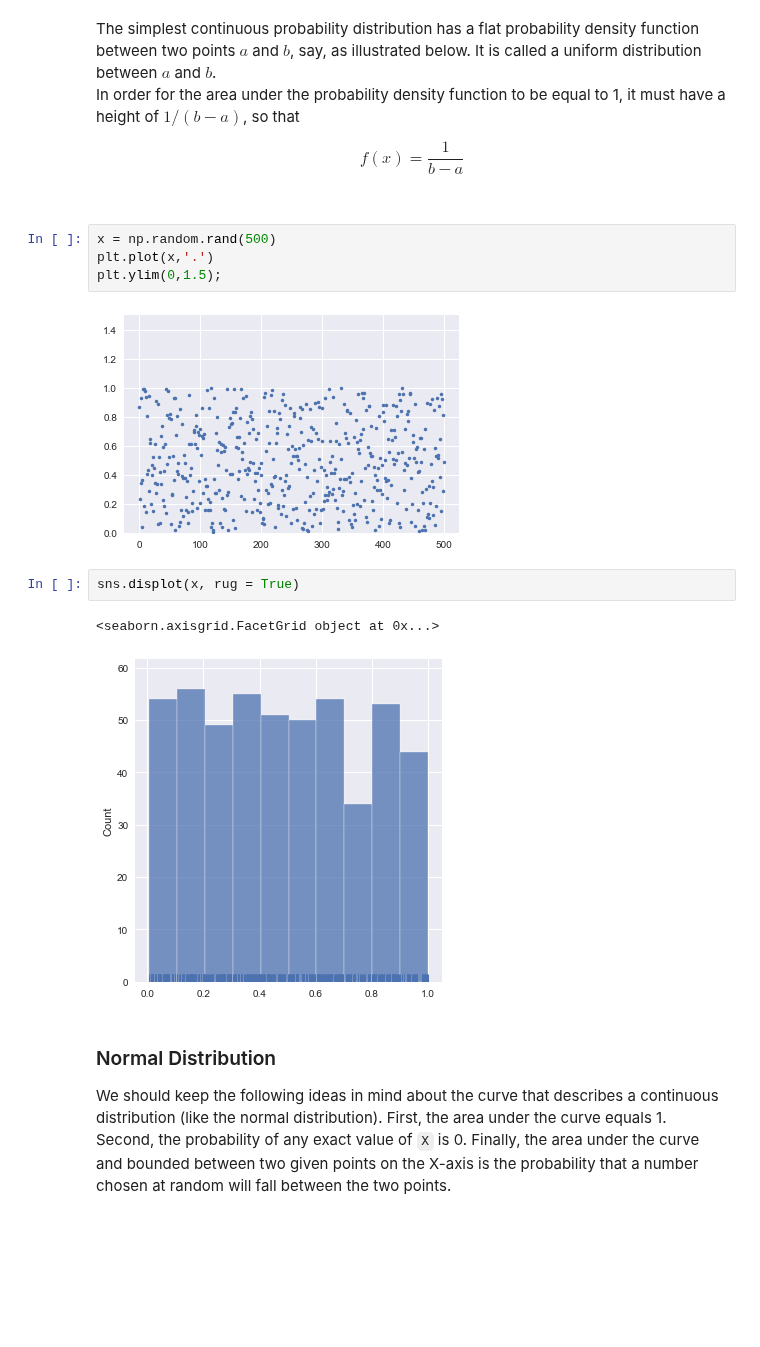
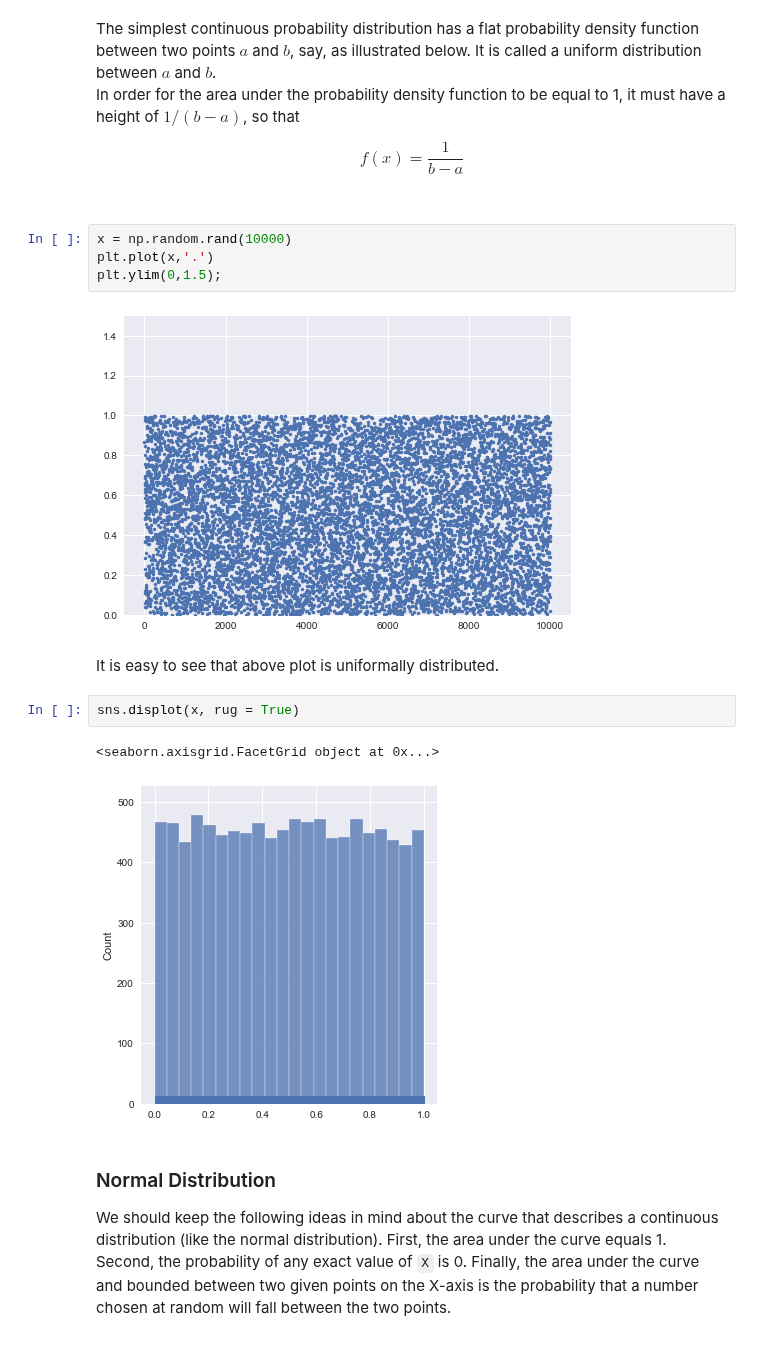
Before and after one commit to mayankkaizen/jupyter-notebooks, a Jupyter notebook: Probability and Stats/Stats.ipynb, the cells around one changed output. Saved outputs shown, nothing was run; the diff lists cells and outputs as text; blank space fills up the shorter version.

```diff
--- a/Probability and Stats/Stats.ipynb
+++ b/Probability and Stats/Stats.ipynb
@@ -450,16 +462,18 @@ $$f(x) = \frac{1}{b − a}$$
 
 <br>
 # %%
-x = np.random.rand(500)
+x = np.random.rand(10000)
 plt.plot(x,'.')
 plt.ylim(0,1.5);
 # %% [output]
-[figure, old version]
+[figure, new version]
+# %% [markdown]
+It is easy to see that above plot is uniformally distributed.
 # %%
 sns.displot(x, rug = True)
 # %% [output]
 <seaborn.axisgrid.FacetGrid object at 0x...>
-[figure, old version]
+[figure, new version]
 # %% [markdown]
 ### Normal Distribution
 
```
Also changed, not shown: parts of 42 cells of this notebook, 18 other files.
